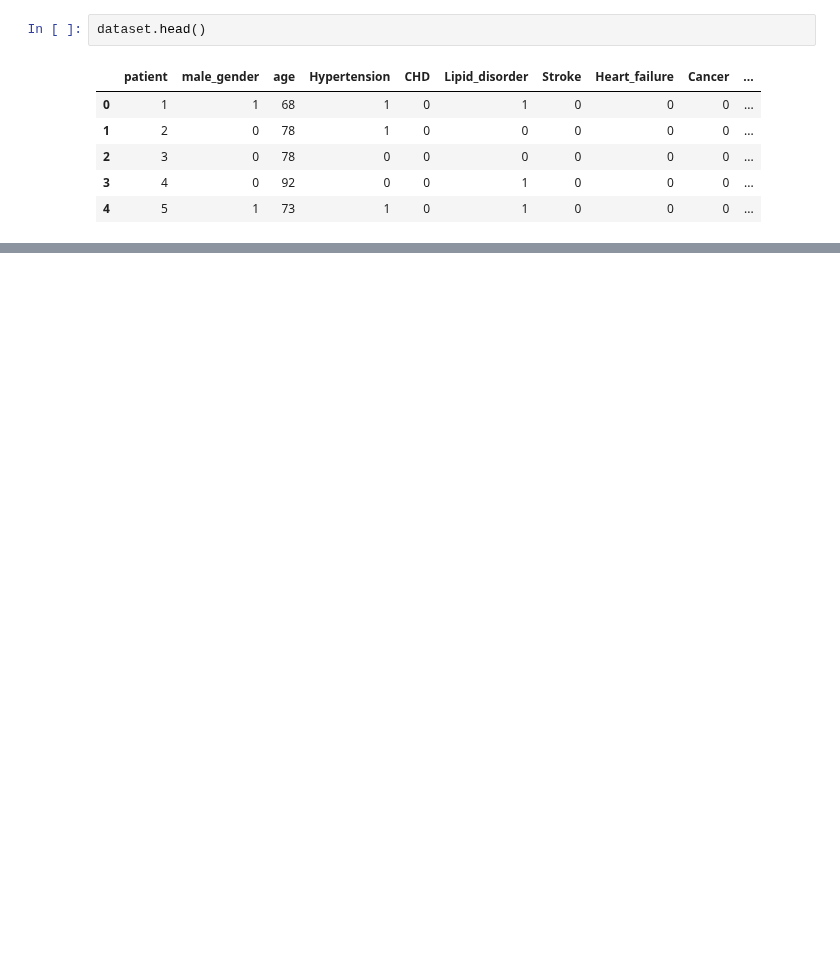
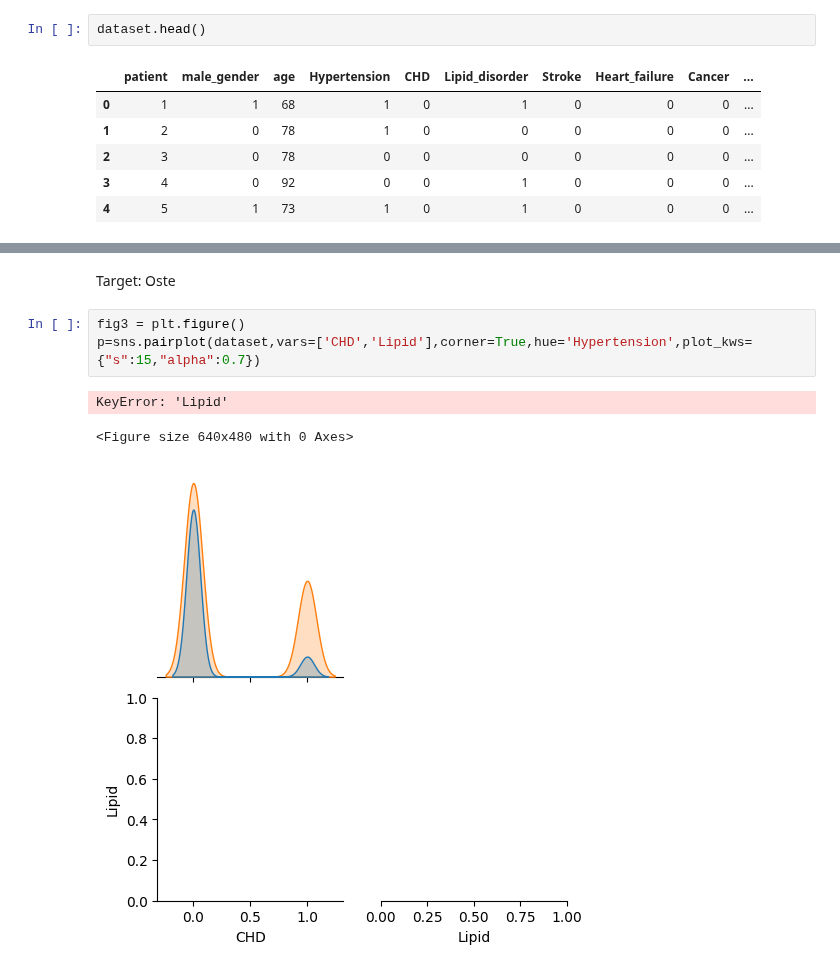
Before and after one commit to seoserang/phys255ml, a Jupyter notebook: 100 Final Project/finalproject.ipynb, the cells around one changed output, grey strips where cells are left out. Cells and saved outputs as stored; diff of their text form; blank space fills up the shorter version.

```diff
--- a/100 Final Project/finalproject.ipynb
+++ b/100 Final Project/finalproject.ipynb
@@ -32,0 +111,9 @@ dataset.head()
+# %% [markdown]
+Target: Oste
+# %%
+fig3 = plt.figure()
+p=sns.pairplot(dataset,vars=['CHD','Lipid'],corner=True,hue='Hypertension',plot_kws={"s":15,"alpha":0.7})
+# %% [output]
+KeyError: 'Lipid'
+<Figure size 640x480 with 0 Axes>
+[figure, added]
```
Also changed, not shown: parts of 13 cells of this notebook, 3 other files.
